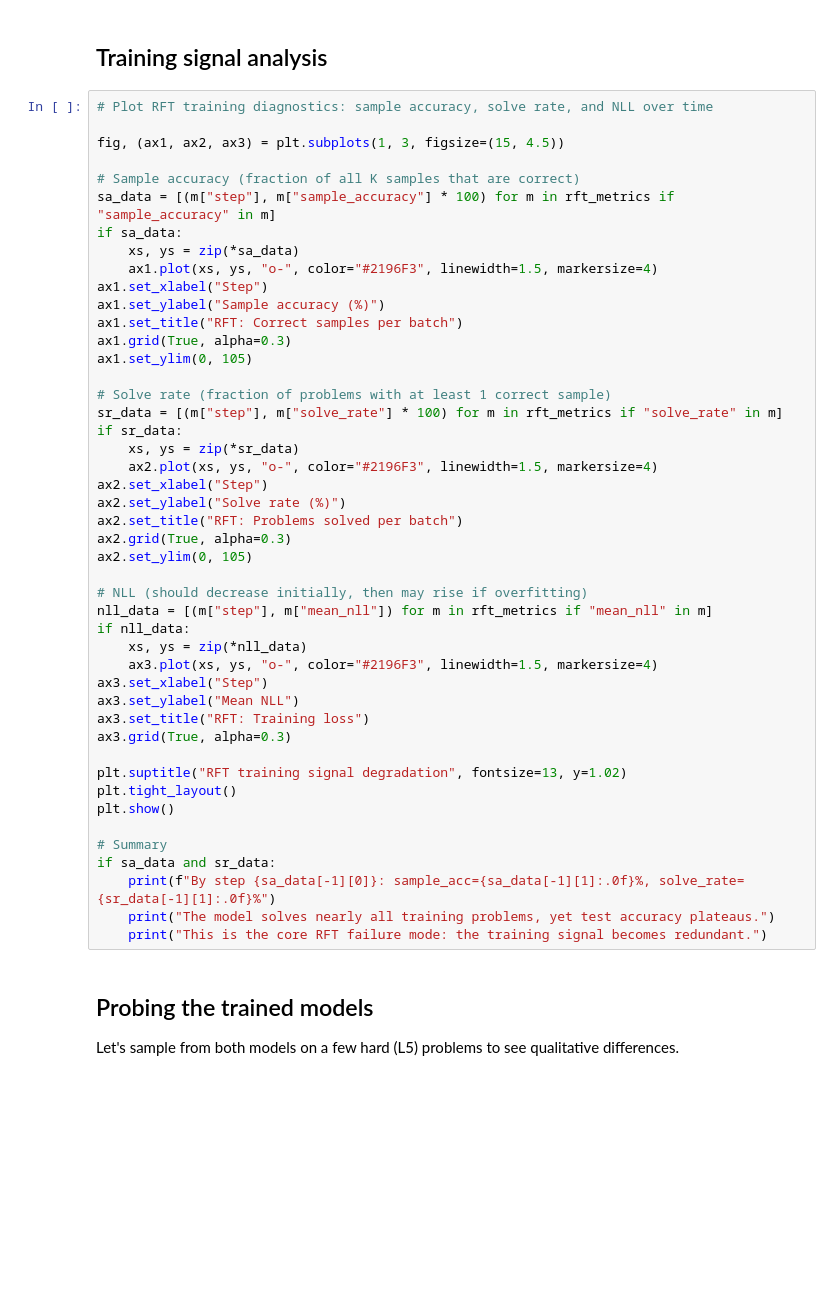
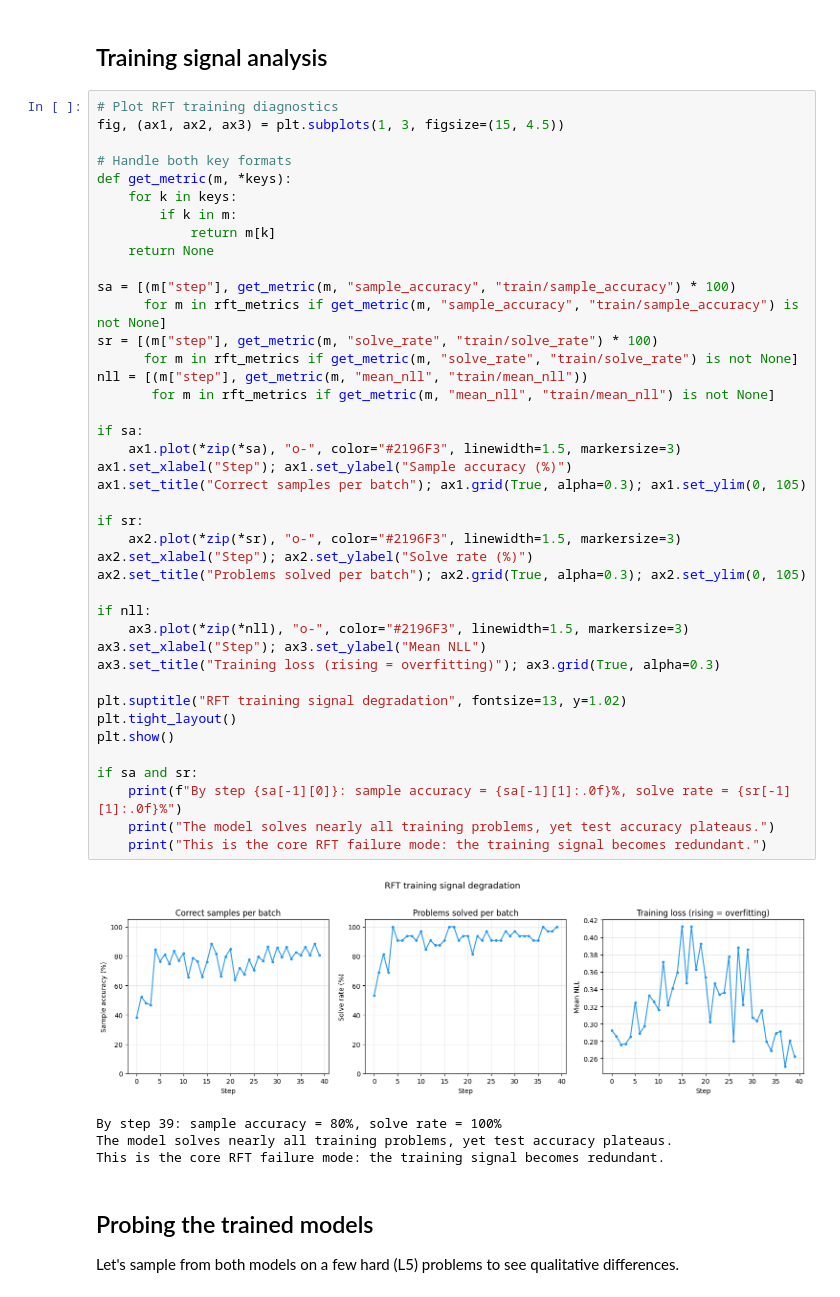
Before and after one commit to thinking-machines-lab/tinker-cookbook, a Jupyter notebook: tutorials/408_why_rl.ipynb, the cells around one changed output. Cells and saved outputs as stored; diff of their text form; blank space fills up the shorter version.

```diff
--- a/tutorials/408_why_rl.ipynb
+++ b/tutorials/408_why_rl.ipynb
@@ -455,51 +490,51 @@ else:
 # %% [markdown]
 ## Training signal analysis
 # %%
-# Plot RFT training diagnostics: sample accuracy, solve rate, and NLL over time
-
+# Plot RFT training diagnostics
 fig, (ax1, ax2, ax3) = plt.subplots(1, 3, figsize=(15, 4.5))
 
-# Sample accuracy (fraction of all K samples that are correct)
-sa_data = [(m["step"], m["sample_accuracy"] * 100) for m in rft_metrics if "sample_accuracy" in m]
-if sa_data:
-    xs, ys = zip(*sa_data)
-    ax1.plot(xs, ys, "o-", color="#2196F3", linewidth=1.5, markersize=4)
-ax1.set_xlabel("Step")
-ax1.set_ylabel("Sample accuracy (%)")
-ax1.set_title("RFT: Correct samples per batch")
-ax1.grid(True, alpha=0.3)
-ax1.set_ylim(0, 105)
+# Handle both key formats
+def get_metric(m, *keys):
+    for k in keys:
+        if k in m:
+            return m[k]
+    return None
 
-# Solve rate (fraction of problems with at least 1 correct sample)
-sr_data = [(m["step"], m["solve_rate"] * 100) for m in rft_metrics if "solve_rate" in m]
-if sr_data:
-    xs, ys = zip(*sr_data)
-    ax2.plot(xs, ys, "o-", color="#2196F3", linewidth=1.5, markersize=4)
-ax2.set_xlabel("Step")
-ax2.set_ylabel("Solve rate (%)")
-ax2.set_title("RFT: Problems solved per batch")
-ax2.grid(True, alpha=0.3)
-ax2.set_ylim(0, 105)
+sa = [(m["step"], get_metric(m, "sample_accuracy", "train/sample_accuracy") * 100)
+      for m in rft_metrics if get_metric(m, "sample_accuracy", "train/sample_accuracy") is not None]
+sr = [(m["step"], get_metric(m, "solve_rate", "train/solve_rate") * 100)
+      for m in rft_metrics if get_metric(m, "solve_rate", "train/solve_rate") is not None]
+nll = [(m["step"], get_metric(m, "mean_nll", "train/mean_nll"))
+       for m in rft_metrics if get_metric(m, "mean_nll", "train/mean_nll") is not None]
 
-# NLL (should decrease initially, then may rise if overfitting)
-nll_data = [(m["step"], m["mean_nll"]) for m in rft_metrics if "mean_nll" in m]
-if nll_data:
-    xs, ys = zip(*nll_data)
-    ax3.plot(xs, ys, "o-", color="#2196F3", linewidth=1.5, markersize=4)
-ax3.set_xlabel("Step")
-ax3.set_ylabel("Mean NLL")
-ax3.set_title("RFT: Training loss")
-ax3.grid(True, alpha=0.3)
+if sa:
+    ax1.plot(*zip(*sa), "o-", color="#2196F3", linewidth=1.5, markersize=3)
+ax1.set_xlabel("Step"); ax1.set_ylabel("Sample accuracy (%)")
+ax1.set_title("Correct samples per batch"); ax1.grid(True, alpha=0.3); ax1.set_ylim(0, 105)
+
+if sr:
+    ax2.plot(*zip(*sr), "o-", color="#2196F3", linewidth=1.5, markersize=3)
+ax2.set_xlabel("Step"); ax2.set_ylabel("Solve rate (%)")
+ax2.set_title("Problems solved per batch"); ax2.grid(True, alpha=0.3); ax2.set_ylim(0, 105)
+
+if nll:
+    ax3.plot(*zip(*nll), "o-", color="#2196F3", linewidth=1.5, markersize=3)
+ax3.set_xlabel("Step"); ax3.set_ylabel("Mean NLL")
+ax3.set_title("Training loss (rising = overfitting)"); ax3.grid(True, alpha=0.3)
 
 plt.suptitle("RFT training signal degradation", fontsize=13, y=1.02)
 plt.tight_layout()
 plt.show()
 
-# Summary
-if sa_data and sr_data:
-    print(f"By step {sa_data[-1][0]}: sample_acc={sa_data[-1][1]:.0f}%, solve_rate={sr_data[-1][1]:.0f}%")
+if sa and sr:
+    print(f"By step {sa[-1][0]}: sample accuracy = {sa[-1][1]:.0f}%, solve rate = {sr[-1][1]:.0f}%")
     print("The model solves nearly all training problems, yet test accuracy plateaus.")
     print("This is the core RFT failure mode: the training signal becomes redundant.")
+# %% [output]
+[figure, added]
+By step 39: sample accuracy = 80%, solve rate = 100%
+The model solves nearly all training problems, yet test accuracy plateaus.
+This is the core RFT failure mode: the training signal becomes redundant.
 # %% [markdown]
 ## Probing the trained models
 
```
Also changed, not shown: parts of 4 cells of this notebook.
